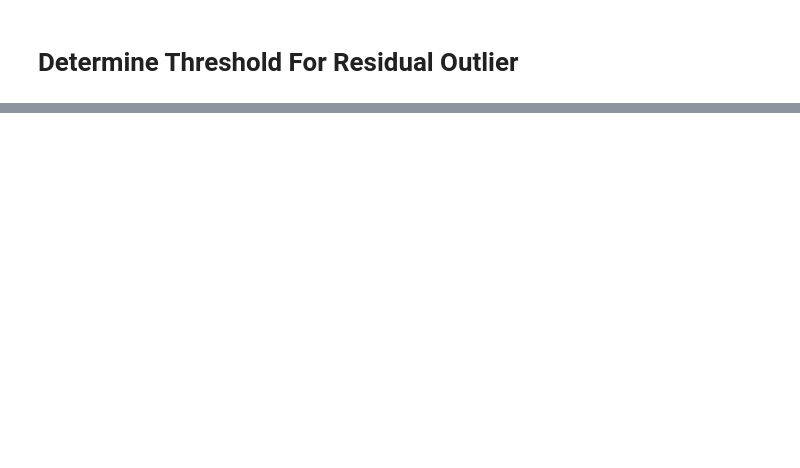
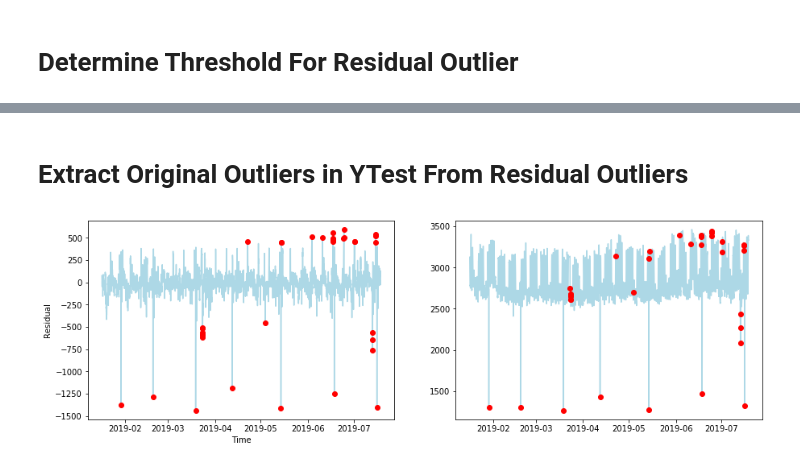
Before and after one commit to eco-data-science-team/cluster-repo, a Jupyter notebook: New Models.ipynb, the cells around one changed output, grey strips where cells are left out. Drawn from its saved outputs; the diff is of its cells as text; code cells hidden in the pictures; blank space fills up the shorter version.

```diff
--- a/New Models.ipynb
+++ b/New Models.ipynb
@@ -176,2 +190,10 @@ Text(0, 0.5, 'Frequency')
 # %% [markdown]
 # Determine Threshold For Residual Outlier
+# %%
+upper_threshold = np.mean(resids) + 3.5*np.std(resids)
+lower_threshold = np.mean(resids) - 3.5*np.std(resids)
+
+plt.figure(figsize = (15, 10))
+plt.plot(resid_series.index, resid_series.values)
+plt.axhline(y = upper_threshold, color = 'darkred')
+plt.axhline(y = lower_threshold, color = 'darkred')
@@ -177,0 +203,37 @@ Text(0, 0.5, 'Frequency')
+# %% [markdown]
+# Extract Original Outliers in YTest From Residual Outliers
+# %%
+#subset residuals so only outliers
+resid_df = pd.DataFrame(resid_series)
+resid_df.columns = ['Residual']
+outlier_resid_df = resid_df.loc[(resid_df.Residual > upper_threshold) | (resid_df.Residual < lower_threshold)]
+outliers = outlier_resid_df['Residual'].tolist()
+#plot residuals with outliers
+plt.figure(figsize = (15, 10))
+plt.subplot(2, 2, 1)
+plt.plot(resid_series.index, resid_series.values, color = 'lightblue')
+for outlier in outliers:
+    index_outlier = resid_series.values.tolist().index(outlier)
+    date_outlier = resid_series.index[index_outlier]
+    plt.plot(date_outlier, outlier, color = 'red', marker = 'o')
+plt.xlabel("Time")
+plt.ylabel("Residual")
+#plot ytest with outliers
+#make y test into a dataframe
+y_test_df = pd.DataFrame(y_test)
+#since all y_test values are not unique, add an index so that we go back and identify outliers - we can't use y_test.index()..
+y_test_df['Index'] = list(range(len(y_test)))
+#extract y_test_outliers
+outlier_indexes = outlier_resid_df.index.tolist()
+y_test_outliers = y_test_df.ix[outlier_indexes]
+index_y_test_outliers = y_test_outliers['Index'].tolist()
+plt.subplot(2, 2, 2)
+plt.plot(y_test.index, y_test['GBSF_Electricity_Demand_kBtu'].values, color = 'lightblue')
+for index in index_y_test_outliers:
+    outlier = y_test['GBSF_Electricity_Demand_kBtu'].values[index]
+    date = y_test.index[index]
+    plt.plot(date, outlier, color = 'red', marker = 'o')
+
+#final: determine threshold - min y_test value
+# %% [output]
+[figure, added]
```
Also changed, not shown: parts of 10 cells of this notebook.
